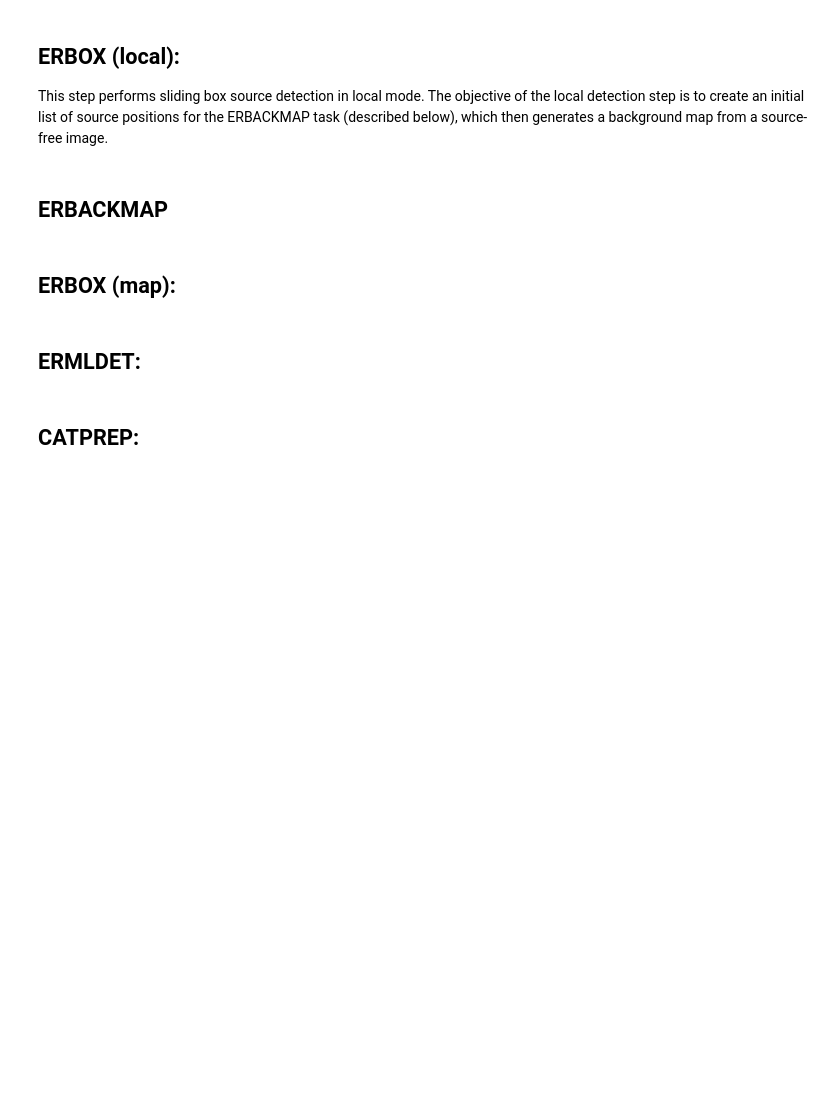
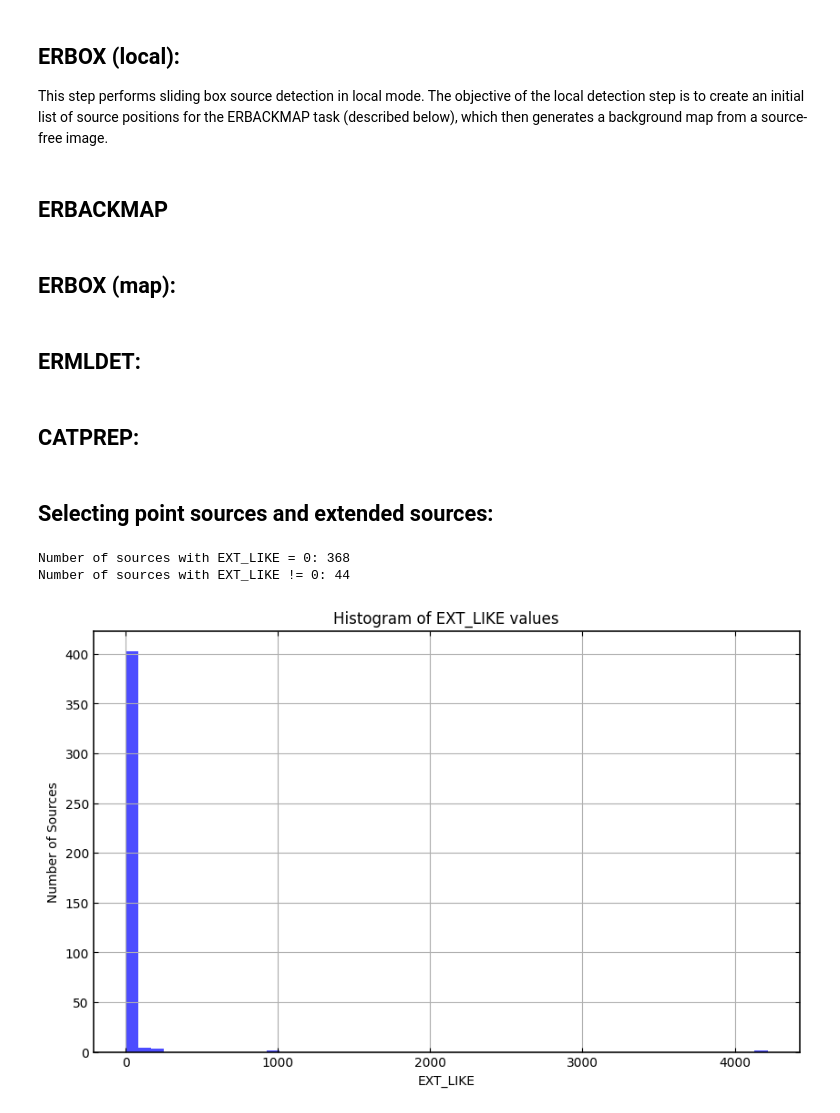
Before and after one commit to AdiPandya/HEA_SNR_Tutorials, a Jupyter notebook: eROSITA_eSASS_Tutorials/Imaging/03_Source_detection.ipynb, the cells around one changed output. Drawn from its saved outputs; the diff is of its cells as text; code cells hidden in the pictures; blank space fills up the shorter version.

Commit message:
eSASS: code for point source selection

```diff
--- a/eROSITA_eSASS_Tutorials/Imaging/03_Source_detection.ipynb
+++ b/eROSITA_eSASS_Tutorials/Imaging/03_Source_detection.ipynb
@@ -168,3 +168,35 @@ if os.path.exists(output_catalog):
 
 with open("../Data/Source_cat/process.log", "a") as log_file:
     run_catprep(output_mllist, output_catalog, log_file=log_file)
+# %% [markdown]
+## Selecting point sources and extended sources:
+# %%
+# Read the output catalog
+with fits.open(output_catalog) as hdul:
+    data = hdul[1].data
+
+# Find the number of sources with EXT_LIKE as 0
+num_ext_like_0 = np.sum(data['EXT_LIKE'] == 0)
+
+# Find the number of sources with EXT_LIKE not equal to 0
+num_ext_like_nonzero = np.sum(data['EXT_LIKE'] != 0)
+
+print(f"Number of sources with EXT_LIKE = 0: {num_ext_like_0}")
+print(f"Number of sources with EXT_LIKE != 0: {num_ext_like_nonzero}")
+# %% [output]
+Number of sources with EXT_LIKE = 0: 368
+Number of sources with EXT_LIKE != 0: 44
+# %%
+# Extract EXT_LIKE values from the catalog
+ext_like_values = data['EXT_LIKE']
+
+# Plot the histogram
+plt.figure(figsize=(10, 6))
+plt.hist(ext_like_values, bins=50, color='blue', alpha=0.7)
+plt.xlabel('EXT_LIKE')
+plt.ylabel('Number of Sources')
+plt.title('Histogram of EXT_LIKE values')
+plt.grid(True)
+plt.show()
+# %% [output]
+[figure, added]
```
Also changed, not shown: parts of 4 cells of this notebook, 1 other file.
